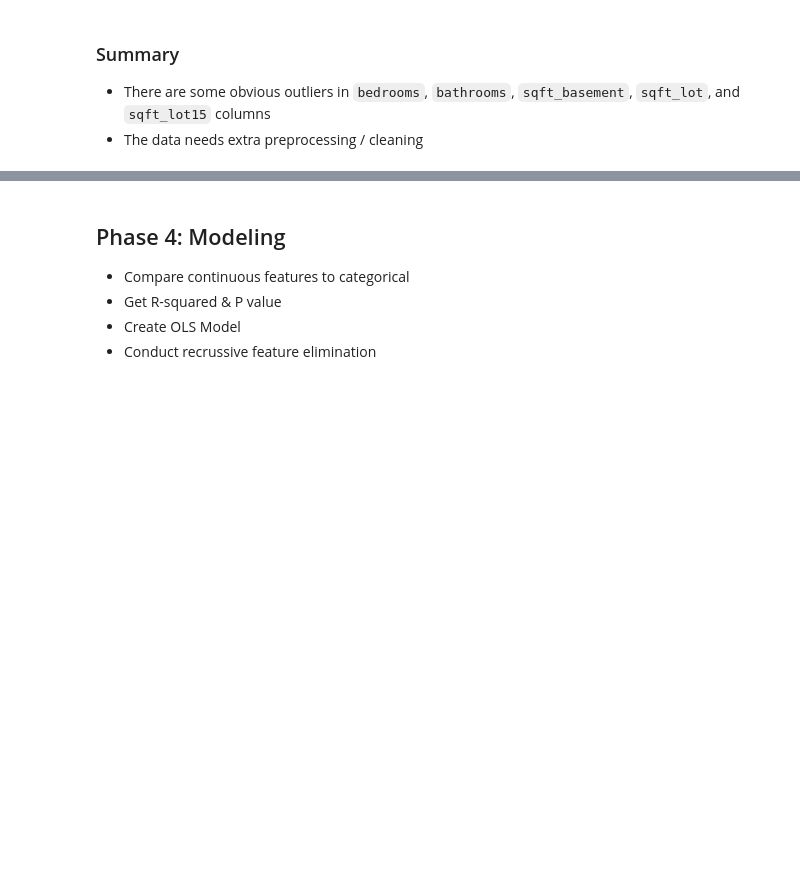
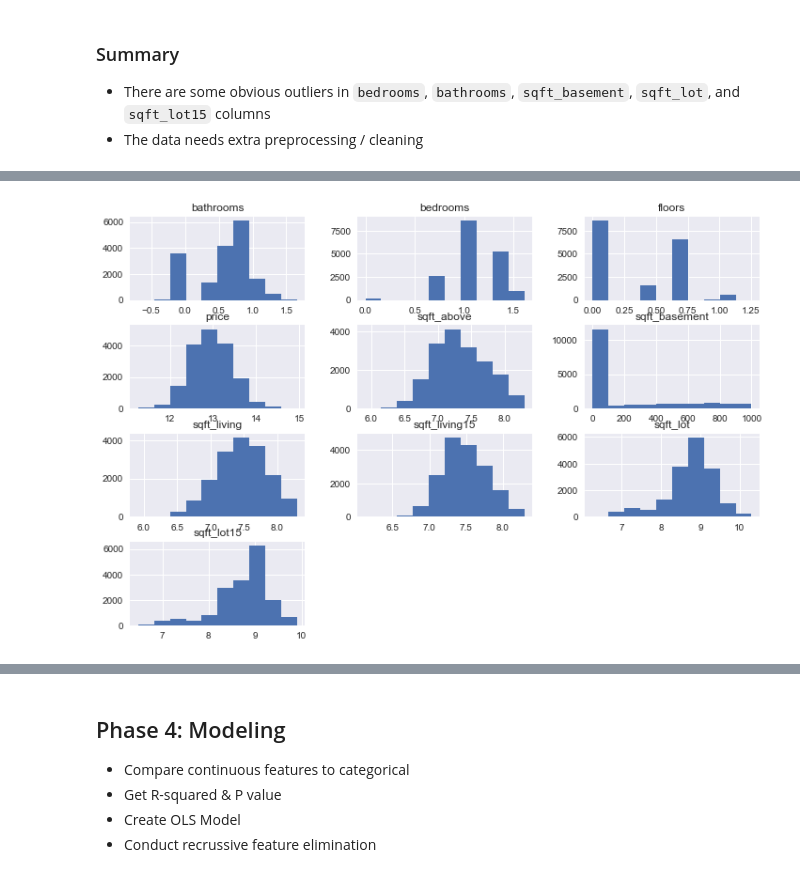
Before and after one commit to chelseapower/dsc-1-final-project-online-ds-pt-011419, a Jupyter notebook: student-prep.ipynb, the cells around one changed output, grey strips where cells are left out. Cells and saved outputs as stored; diff of their text form; code cells hidden in the pictures; blank space fills up the shorter version.

```diff
--- a/student-prep.ipynb
+++ b/student-prep.ipynb
@@ -305,2 +324,17 @@ filtered_df.hist(figsize = [16, 14]);
+# %%
+df_log= pd.DataFrame([])
+df_log["bedrooms"] = np.log(df_pred["bedrooms"])
+df_log["bathrooms"] = np.log(df_pred["bathrooms"])
+df_log["floors"] = np.log(df_pred["floors"])
+df_log["price"] = np.log(df_pred["price"])
+df_log["sqft_above"] = np.log(df_pred["sqft_above"])
+df_log["sqft_basement"] = df_pred["sqft_basement"]
+df_log["sqft_living"] = np.log(df_pred["sqft_living"])
+df_log["sqft_living15"] = np.log(df_pred["sqft_living15"])
+df_log["sqft_lot"] = np.log(df_pred["sqft_lot"])
+df_log["sqft_lot15"] = np.log(df_pred["sqft_lot15"])
+df_log.hist(figsize  = [12, 8]);
+# %% [output]
+[figure, added]
 # %%
 # Mix/Max Scaling
```
Also changed, not shown: parts of 56 cells of this notebook, 2 other files.
